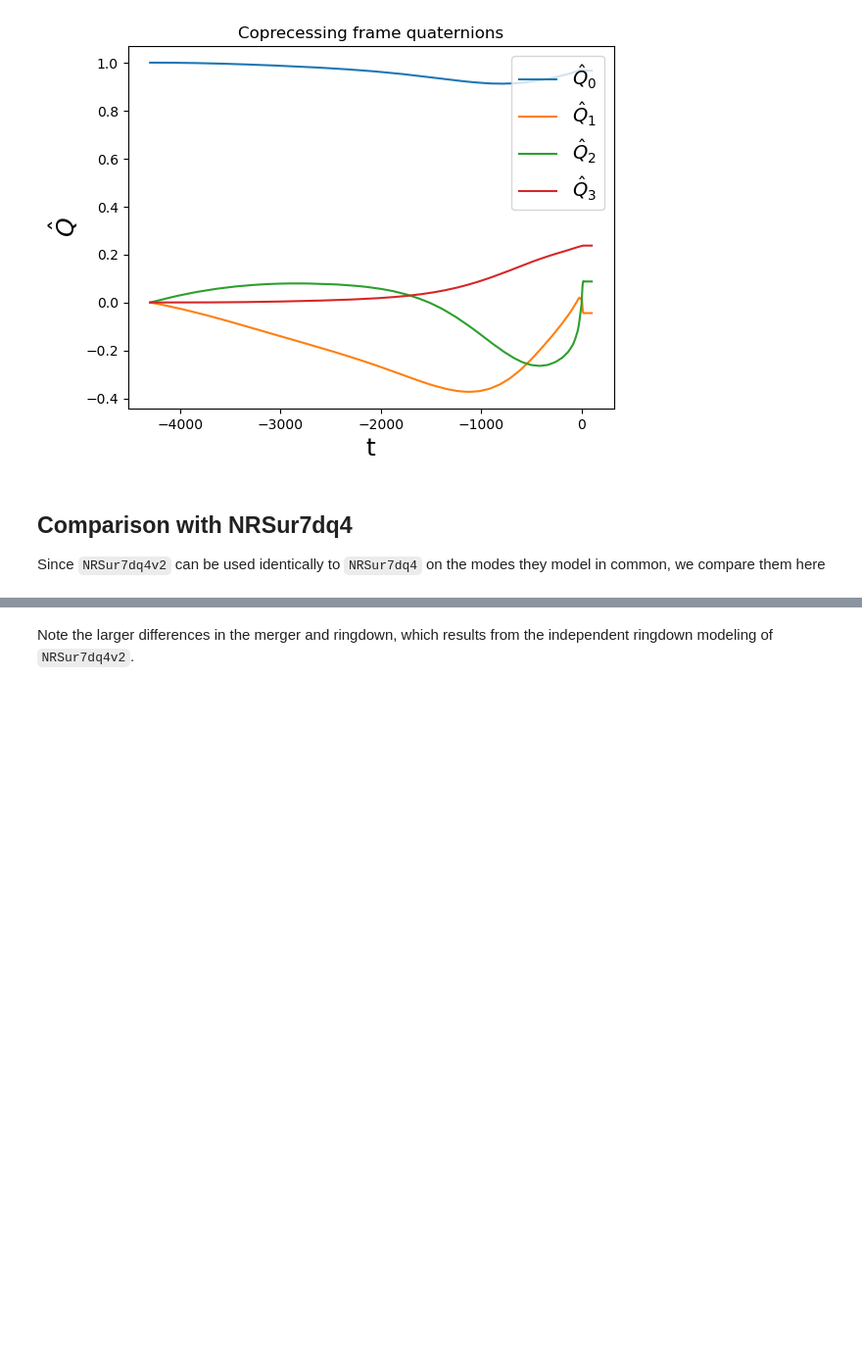
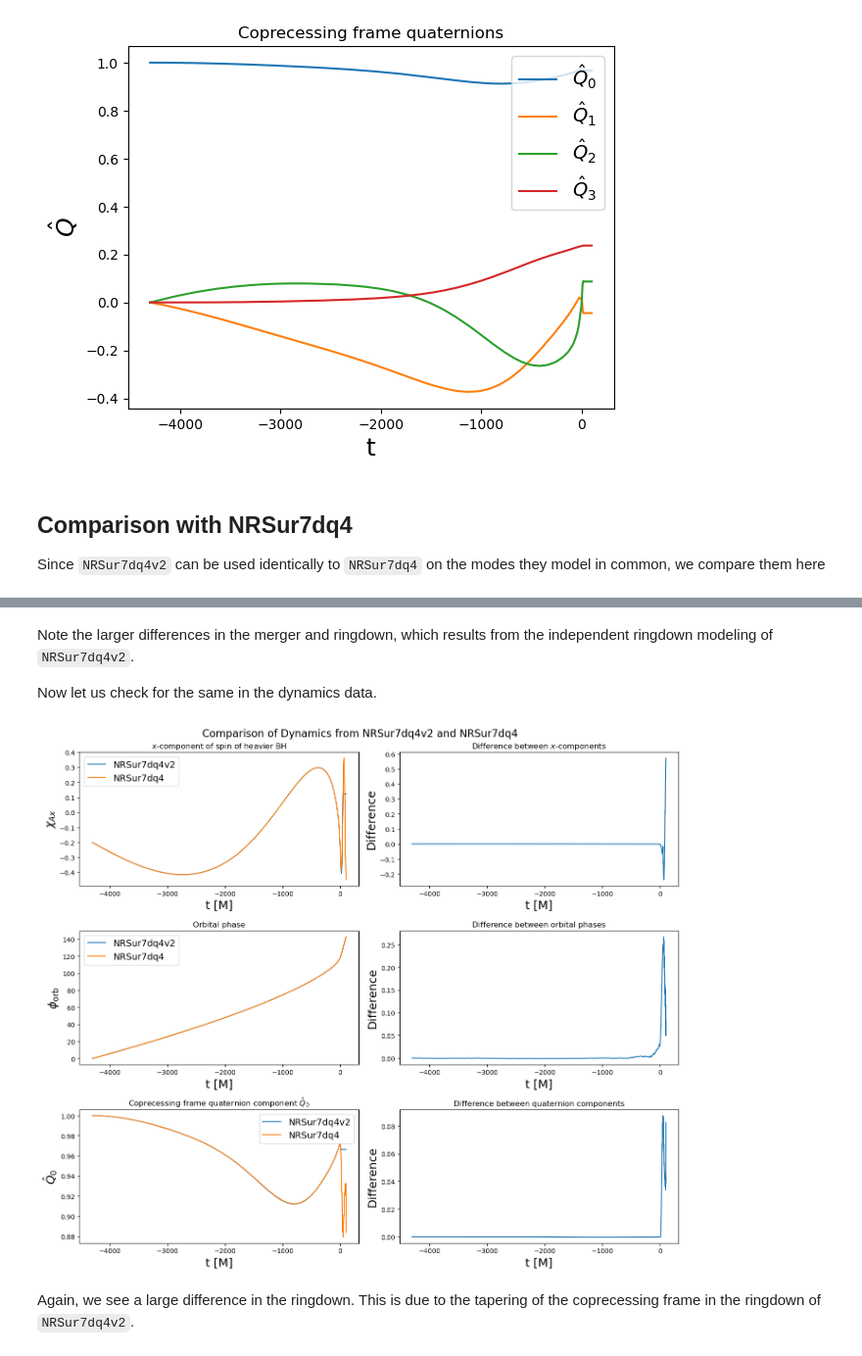
Before and after one commit to sxs-collaboration/gwsurrogate, a Jupyter notebook: tutorial/website/NRSur7dq4v2.ipynb, the cells around one changed output, grey strips where cells are left out. Shown at 98% size. Saved outputs shown, nothing was run; the diff lists cells and outputs as text; code cells hidden in the pictures; blank space fills up the shorter version.

```diff
--- a/tutorial/website/NRSur7dq4v2.ipynb
+++ b/tutorial/website/NRSur7dq4v2.ipynb
@@ -229,2 +246,56 @@ Text(0.5, 1.0, 'l2m2 absolute difference')
 # %% [markdown]
 Note the larger differences in the merger and ringdown, which results from the independent ringdown modeling of `NRSur7dq4v2`.
+
+Now let us check for the same in the dynamics data.
+# %%
+fig1, axes1 = P.subplots(3,2, figsize=(14,12))
+
+# Comparing x-components of the spin of the heavier BH from both surrogates
+axes1[0,0].plot(t, dyn['chiA'][:,0], label='NRSur7dq4v2')
+axes1[0,0].plot(t, dynv1['chiA'][:,0], label='NRSur7dq4')
+axes1[0,0].set_ylabel(r'$\chi_{Ax}$', fontsize=18)
+axes1[0,0].set_xlabel(r't [M]', fontsize=18)
+axes1[0,0].set_title(r'$x$-component of spin of heavier BH')
+axes1[0,0].legend(fontsize=14)
+
+# Plotting absolute difference of x-components
+axes1[0,1].plot(t, dyn['chiA'][:,0]-dynv1['chiA'][:,0])
+axes1[0,1].set_ylabel(r'Difference', fontsize=18)
+axes1[0,1].set_xlabel(r't [M]', fontsize=18)
+axes1[0,1].set_title(r'Difference between $x$-components')
+
+# Comparing orbital phases from both surrogates
+axes1[1,0].plot(t, dyn['orbphase'][:,], label='NRSur7dq4v2')
+axes1[1,0].plot(t, dynv1['orbphase'][:,], label='NRSur7dq4')
+axes1[1,0].set_ylabel(r'$\phi_{\mathrm{orb}}$', fontsize=18)
+axes1[1,0].set_xlabel(r't [M]', fontsize=18)
+axes1[1,0].set_title(r'Orbital phase')
+axes1[1,0].legend(fontsize=14)
+
+# Plotting absolute difference of orbital phases
+axes1[1,1].plot(t, dyn['orbphase'][:,]-dynv1['orbphase'][:,])
+axes1[1,1].set_ylabel(r'Difference', fontsize=18)
+axes1[1,1].set_xlabel(r't [M]', fontsize=18)
+axes1[1,1].set_title(r'Difference between orbital phases')
+
+# Comparing first component of the coprecessing frame quaternion from both surrogates
+axes1[2,0].plot(t, dyn['q_copr'][0,:], label='NRSur7dq4v2')
+axes1[2,0].plot(t, dynv1['q_copr'][0,:], label='NRSur7dq4')
+axes1[2,0].set_ylabel(r'$\hat{Q}_0$', fontsize=18)
+axes1[2,0].set_xlabel(r't [M]', fontsize=18)
+axes1[2,0].set_title(r'Coprecessing frame quaternion component $\hat{Q}_0$')
+axes1[2,0].legend(fontsize=14)
+
+# Plotting absolute difference of first component of the coprecessing frame quaternion
+axes1[2,1].plot(t, dyn['q_copr'][0,:]-dynv1['q_copr'][0,:])
+axes1[2,1].set_ylabel(r'Difference', fontsize=18)
+axes1[2,1].set_xlabel(r't [M]', fontsize=18)
+axes1[2,1].set_title(r'Difference between quaternion components')
+fig1.suptitle('Comparison of Dynamics from NRSur7dq4v2 and NRSur7dq4', fontsize=16)
+
+P.tight_layout()
+P.show()
+# %% [output]
+[figure, added]
+# %% [markdown]
+Again, we see a large difference in the ringdown. This is due to the tapering of the coprecessing frame in the ringdown of `NRSur7dq4v2`.
```
Also changed, not shown: parts of 3 cells of this notebook.
